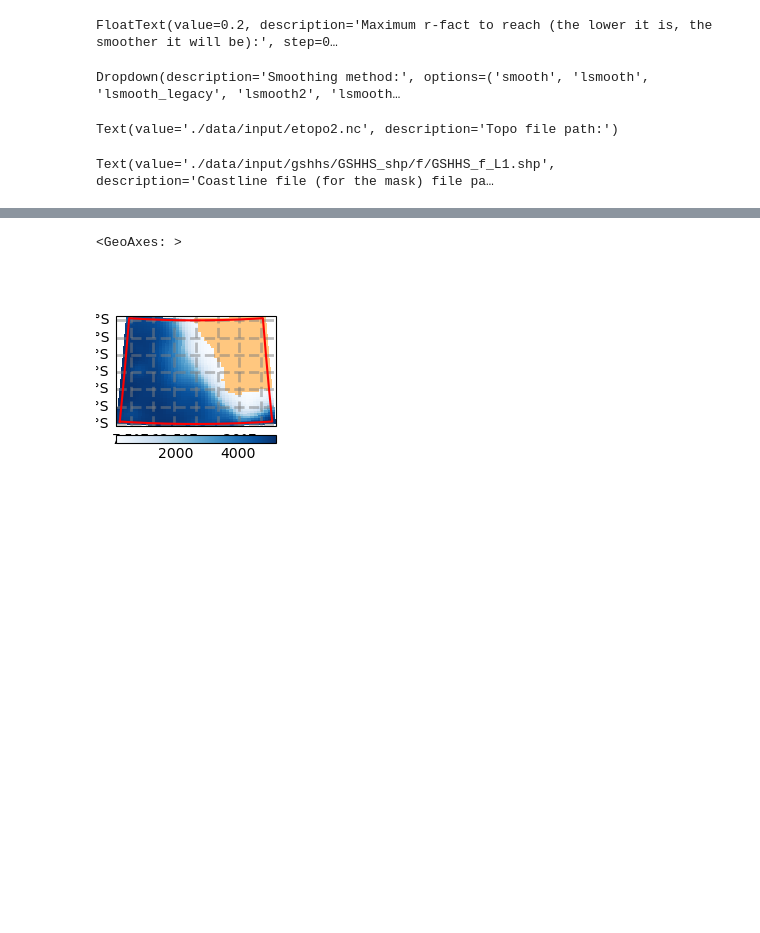
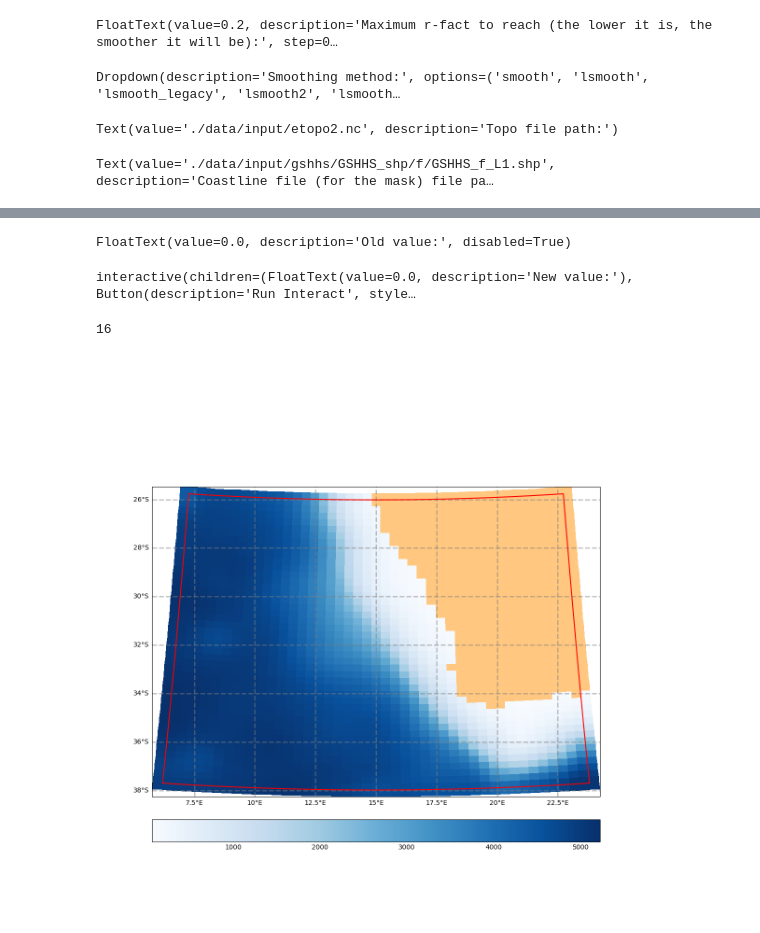
Before and after one commit to alcoat/croco_pytools, a Jupyter notebook: make_grid.ipynb, the cells around one changed output, grey strips where cells are left out. Saved outputs shown, nothing was run; the diff lists cells and outputs as text; code cells hidden in the pictures; blank space fills up the shorter version.

```diff
--- a/make_grid.ipynb
+++ b/make_grid.ipynb
@@ -196,9 +99,63 @@ plot_grid(outputs, figure)
-# %%
-from Modules.map_tools.map_tools import plot_topo
-
-plt.style.use('_mpl-gallery')
-figure = plt.figure()
-plot_topo(outputs, figure)
-# %% [output]
-<GeoAxes: >
-[figure, removed]
+# %%
+from Modules.map_tools.map_tools import plot_topo, plot_outline
+from scipy.spatial import distance
+
+plt.style.use('_mpl-gallery')
+figure = plt.figure(figsize = (12,12))
+ax = plot_outline(outputs, figure)
+
+ax, cb = plot_topo(outputs, figure, ax)
+
+x_rho, y_rho = outputs.lon_rho,outputs.lat_rho
+data = np.vstack((x_rho.flatten(), y_rho.flatten())).T
+
+# Find the closest node
+def closest_node(node, nodes):
+    closest_index = distance.cdist([node], nodes).argmin()
+    return closest_index, nodes[closest_index]
+
+# Add mouse event
+def on_click(event):
+    global focusedPointX
+    global focusedPointY
+    pt = (event.xdata, event.ydata)
+    prox_pt_id, prox_pt_value = closest_node(pt, data)
+
+    # log(f'''\nx:{event.xdata} y:{event.ydata}\nid:{prox_pt_id} val:{prox_pt_value}''')
+    p, mod = divmod(prox_pt_id, x_rho.shape[1])
+    focusedPointX = p
+    focusedPointY = mod
+    oldValue.value = outputs.h[focusedPointX][focusedPointY]
+
+# Add log for debug
+# logwx = widgets.Textarea(value='Logs!', disabled=False)
+# def log(txt):
+#    logwx.value =  logwx.value + f'''{txt}'''
+# display(logwx)
+
+oldValue = widgets.FloatText(
+    value=0.0,
+    description='Old value:',
+    disabled=True
+)
+display(oldValue)
+
+def f(x):
+    global ax
+    global cb
+    outputs.h[focusedPointX][focusedPointY] = x
+    plt.cla()
+    cb.remove()
+    ax, cb = plot_topo(outputs, figure, ax)
+
+interact_manual(f, x=widgets.FloatText(
+    value=0.0,
+    description='New value:'
+));
+
+plt.connect('button_press_event', on_click)
+# %% [output]
+FloatText(value=0.0, description='Old value:', disabled=True)
+interactive(children=(FloatText(value=0.0, description='New value:'), Button(description='Run Interact', style…
+16
+[figure, added]
```
Also changed, not shown: parts of 7 cells of this notebook.
